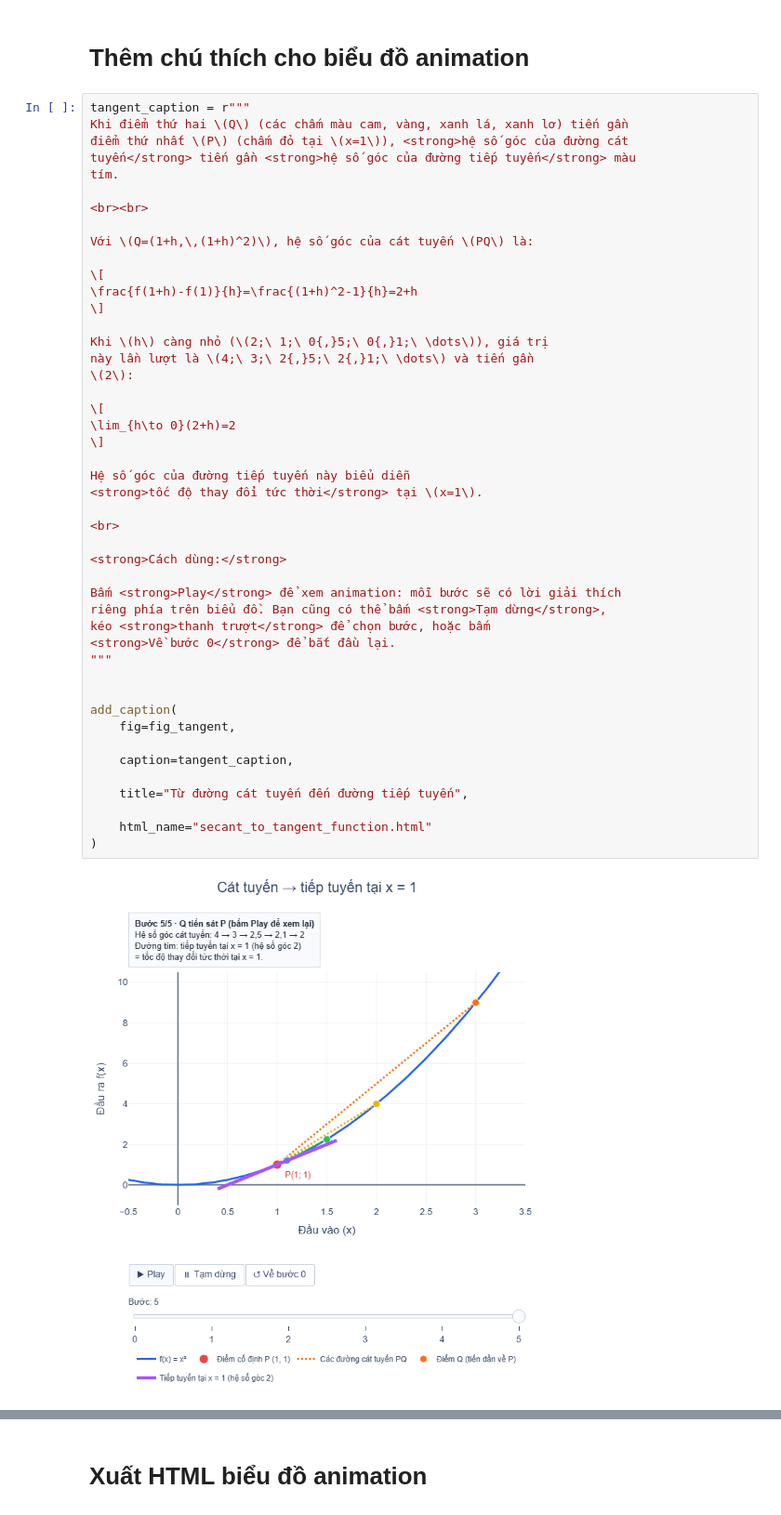
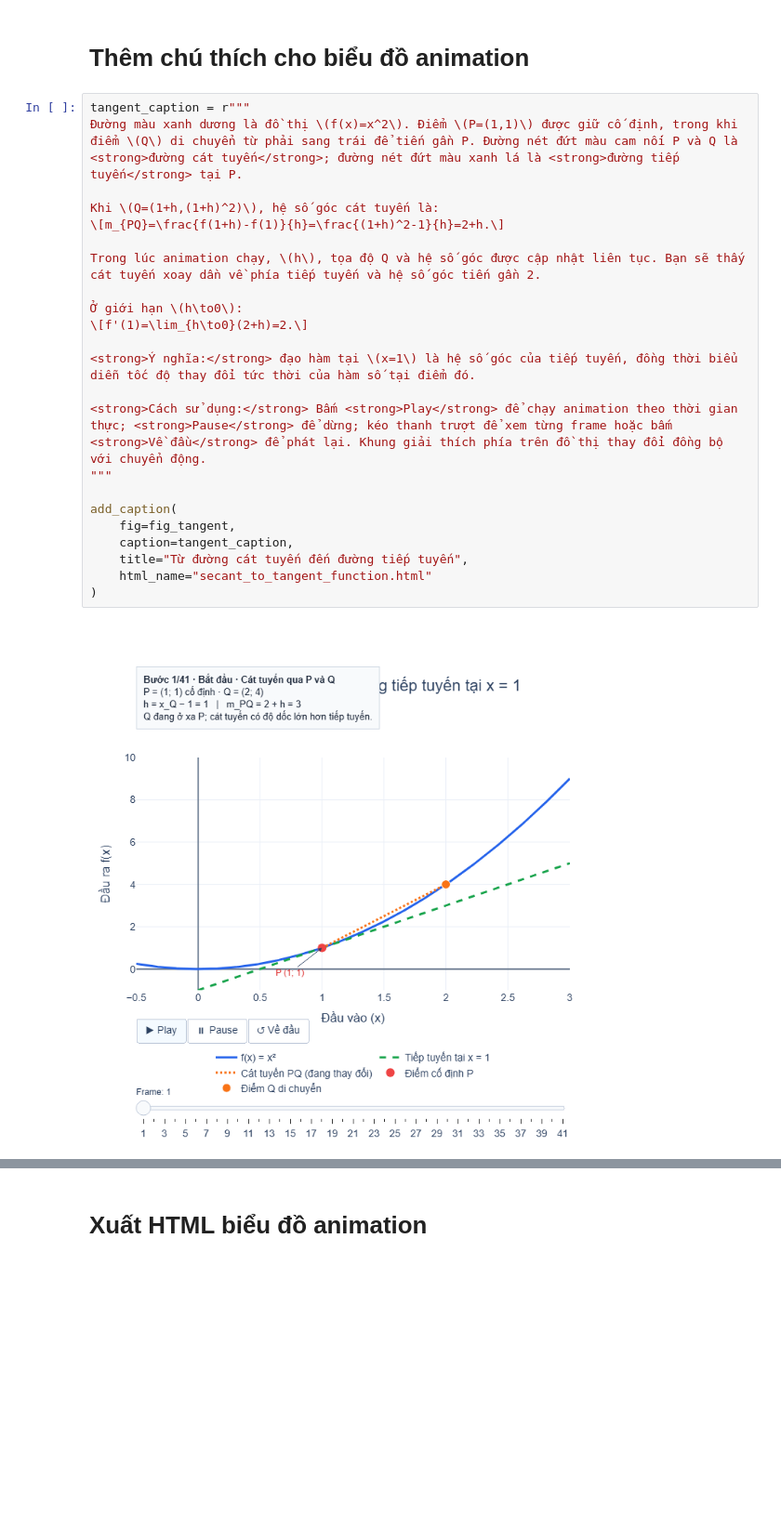
Before and after one commit to tlh222k/ai-from-scratch, a Jupyter notebook: visualizations/notebooks/function_visualization.ipynb, the cells around one changed output, grey strips where cells are left out. Shown at 93% size. Cells and saved outputs as stored; diff of their text form; blank space fills up the shorter version.

Commit message:
Được tạo bằng Colab

```diff
--- a/visualizations/notebooks/function_visualization.ipynb
+++ b/visualizations/notebooks/function_visualization.ipynb
@@ -2037,52 +1897,29 @@ fig_tangent = (
 # Thêm chú thích cho biểu đồ animation
 # %%
 tangent_caption = r"""
-Khi điểm thứ hai \(Q\) (các chấm màu cam, vàng, xanh lá, xanh lơ) tiến gần
-điểm thứ nhất \(P\) (chấm đỏ tại \(x=1\)), <strong>hệ số góc của đường cát
-tuyến</strong> tiến gần <strong>hệ số góc của đường tiếp tuyến</strong> màu
-tím.
+Đường màu xanh dương là đồ thị \(f(x)=x^2\). Điểm \(P=(1,1)\) được giữ cố định, trong khi điểm \(Q\) di chuyển từ phải sang trái để tiến gần P. Đường nét đứt màu cam nối P và Q là <strong>đường cát tuyến</strong>; đường nét đứt màu xanh lá là <strong>đường tiếp tuyến</strong> tại P.
 
-<br><br>
+Khi \(Q=(1+h,(1+h)^2)\), hệ số góc cát tuyến là:
+\[m_{PQ}=\frac{f(1+h)-f(1)}{h}=\frac{(1+h)^2-1}{h}=2+h.\]
 
-Với \(Q=(1+h,\,(1+h)^2)\), hệ số góc của cát tuyến \(PQ\) là:
+Trong lúc animation chạy, \(h\), tọa độ Q và hệ số góc được cập nhật liên tục. Bạn sẽ thấy cát tuyến xoay dần về phía tiếp tuyến và hệ số góc tiến gần 2.
 
-\[
-\frac{f(1+h)-f(1)}{h}=\frac{(1+h)^2-1}{h}=2+h
-\]
+Ở giới hạn \(h\to0\):
+\[f'(1)=\lim_{h\to0}(2+h)=2.\]
 
-Khi \(h\) càng nhỏ (\(2;\ 1;\ 0{,}5;\ 0{,}1;\ \dots\)), giá trị
-này lần lượt là \(4;\ 3;\ 2{,}5;\ 2{,}1;\ \dots\) và tiến gần
-\(2\):
+<strong>Ý nghĩa:</strong> đạo hàm tại \(x=1\) là hệ số góc của tiếp tuyến, đồng thời biểu diễn tốc độ thay đổi tức thời của hàm số tại điểm đó.
 
-\[
-\lim_{h\to 0}(2+h)=2
-\]
-
-Hệ số góc của đường tiếp tuyến này biểu diễn
-<strong>tốc độ thay đổi tức thời</strong> tại \(x=1\).
-
-<br>
-
-<strong>Cách dùng:</strong>
-
-Bấm <strong>Play</strong> để xem animation: mỗi bước sẽ có lời giải thích
-riêng phía trên biểu đồ. Bạn cũng có thể bấm <strong>Tạm dừng</strong>,
-kéo <strong>thanh trượt</strong> để chọn bước, hoặc bấm
-<strong>Về bước 0</strong> để bắt đầu lại.
+<strong>Cách sử dụng:</strong> Bấm <strong>Play</strong> để chạy animation theo thời gian thực; <strong>Pause</strong> để dừng; kéo thanh trượt để xem từng frame hoặc bấm <strong>Về đầu</strong> để phát lại. Khung giải thích phía trên đồ thị thay đổi đồng bộ với chuyển động.
 """
-
 
 add_caption(
     fig=fig_tangent,
-
     caption=tangent_caption,
-
     title="Từ đường cát tuyến đến đường tiếp tuyến",
-
     html_name="secant_to_tangent_function.html"
 )
 # %% [output]
-[figure, old version]
+[figure, new version]
 🔗 Mở bản tương tác (GitHub Pages)
 [interactive output not drawn]
 # %% [markdown]
```
Also changed, not shown: parts of 6 cells of this notebook, 6 other files.
